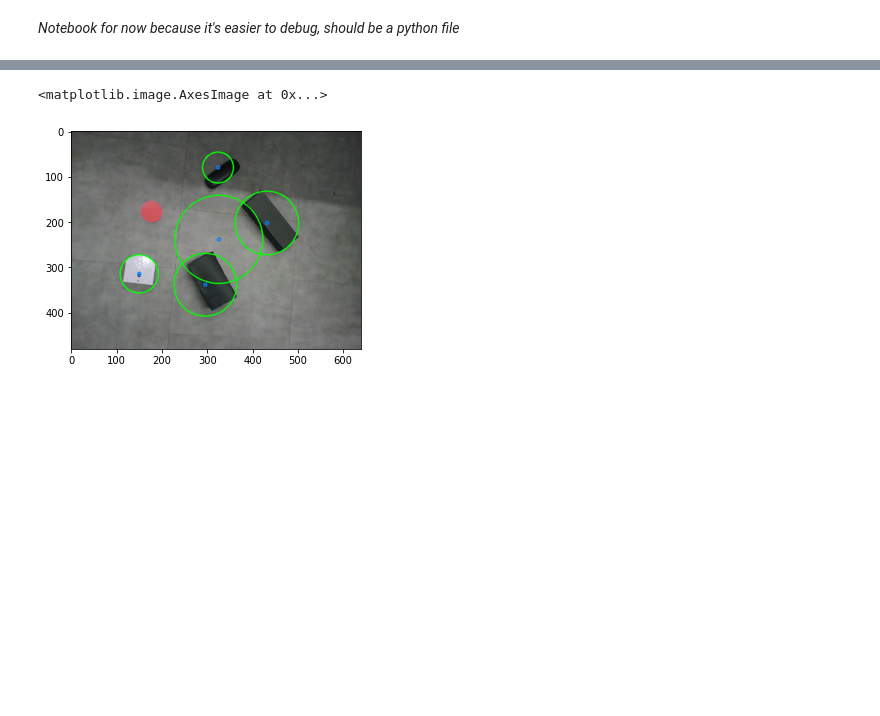
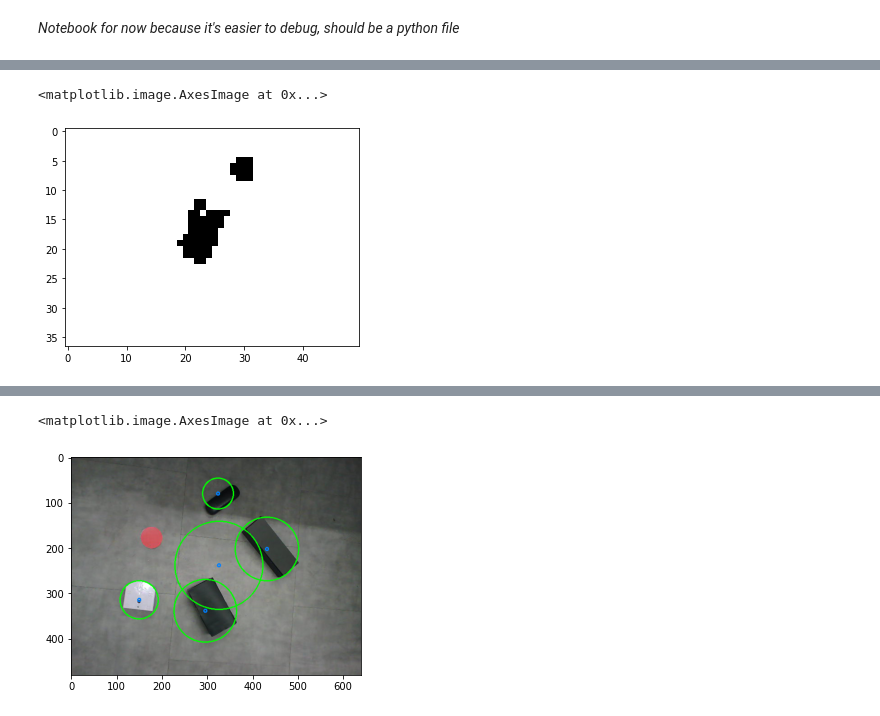
Before and after one commit to AntoineDelaloye/mobile_robotics_project, a Jupyter notebook: Vision.ipynb, the cells around one changed output, grey strips where cells are left out. Drawn from its saved outputs; the diff is of its cells as text; code cells hidden in the pictures; blank space fills up the shorter version.

```diff
--- a/Vision.ipynb
+++ b/Vision.ipynb
@@ -187,0 +241,5 @@ robot angle: 1.5350972183041158
+# %%
+plt.imshow(vision.getMap(),"binary")
+# %% [output]
+<matplotlib.image.AxesImage at 0x...>
+[figure, added]
```
Also changed, not shown: parts of 32 cells of this notebook.
